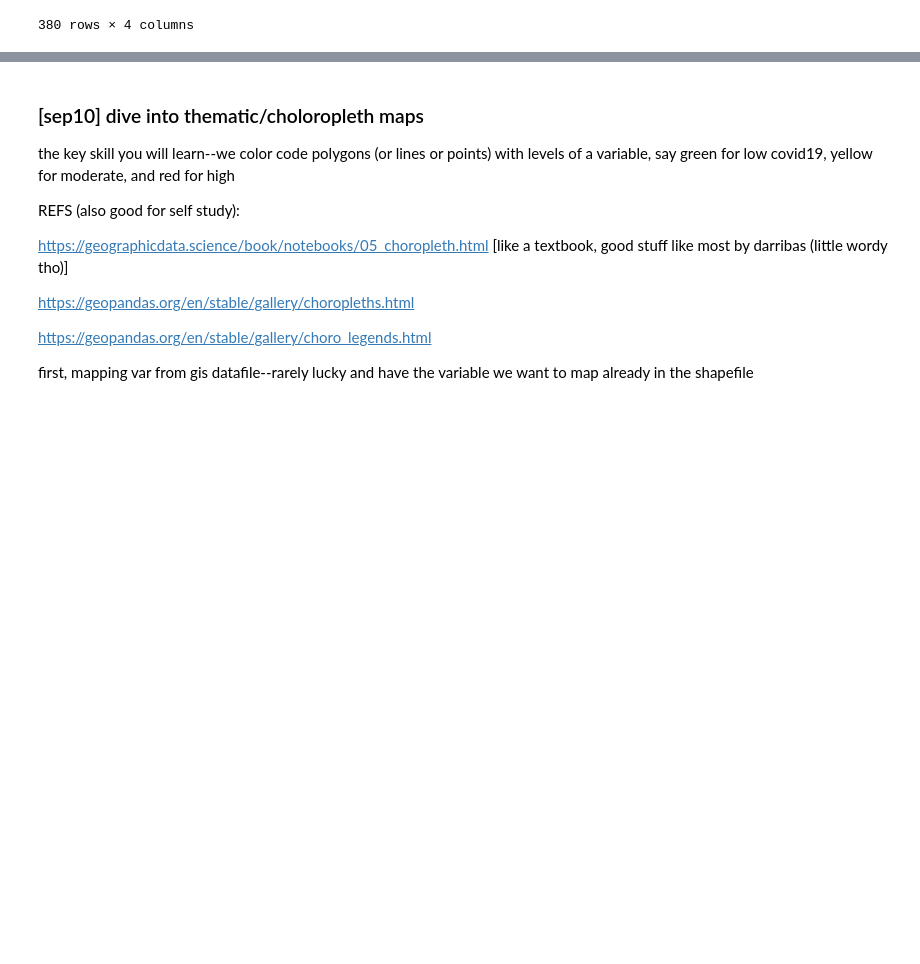
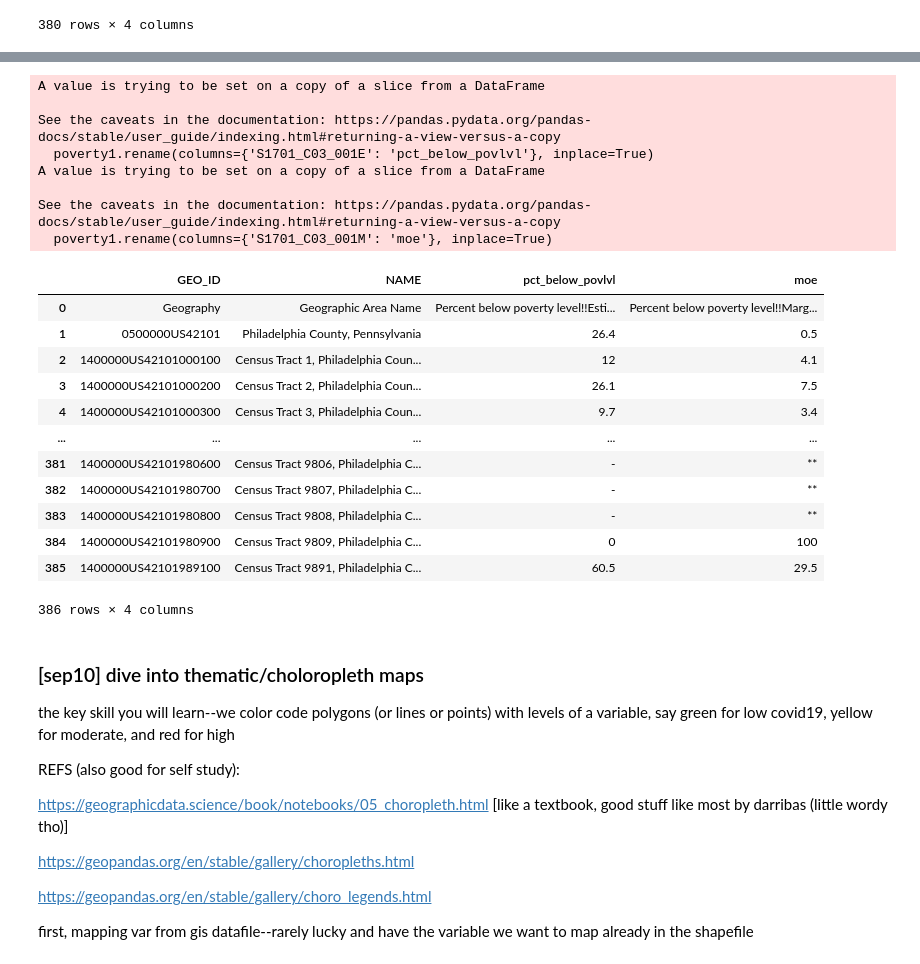
Before and after one commit to Kristina-RUC/datamana, a Jupyter notebook: map.ipynb, the cells around one changed output, grey strips where cells are left out. Saved outputs shown, nothing was run; the diff lists cells and outputs as text; code cells hidden in the pictures; blank space fills up the shorter version.

```diff
--- a/map.ipynb
+++ b/map.ipynb
@@ -151,3 +156,32 @@ poverty.head(6)
+# %%
+poverty1=poverty[['GEO_ID','NAME','S1701_C03_001E','S1701_C03_001M']]
+#keeps the needed columns
+poverty1.rename(columns={'S1701_C03_001E': 'pct_below_povlvl'}, inplace=True)
+poverty1.rename(columns={'S1701_C03_001M': 'moe'}, inplace=True)
+#rename S1701_C03_001E to percent below poverty level & its margin of error
+poverty1
+# %% [output]
+A value is trying to be set on a copy of a slice from a DataFrame
+
+See the caveats in the documentation: https://pandas.pydata.org/pandas-docs/stable/user_guide/indexing.html#returning-a-view-versus-a-copy
+  poverty1.rename(columns={'S1701_C03_001E': 'pct_below_povlvl'}, inplace=True)
+A value is trying to be set on a copy of a slice from a DataFrame
+
+See the caveats in the documentation: https://pandas.pydata.org/pandas-docs/stable/user_guide/indexing.html#returning-a-view-versus-a-copy
+  poverty1.rename(columns={'S1701_C03_001M': 'moe'}, inplace=True)
+|  | GEO_ID | NAME | pct_below_povlvl | moe |
+| 0 | Geography | Geographic Area Name | Percent below poverty level!!Esti... | Percent below poverty level!!Marg... |
+| 1 | 0500000US42101 | Philadelphia County, Pennsylvania | 26.4 | 0.5 |
+| 2 | 1400000US42101000100 | Census Tract 1, Philadelphia Coun... | 12 | 4.1 |
+| 3 | 1400000US42101000200 | Census Tract 2, Philadelphia Coun... | 26.1 | 7.5 |
+| 4 | 1400000US42101000300 | Census Tract 3, Philadelphia Coun... | 9.7 | 3.4 |
+| ... | ... | ... | ... | ... |
+| 381 | 1400000US42101980600 | Census Tract 9806, Philadelphia C... | - | ** |
+| 382 | 1400000US42101980700 | Census Tract 9807, Philadelphia C... | - | ** |
+| 383 | 1400000US42101980800 | Census Tract 9808, Philadelphia C... | - | ** |
+| 384 | 1400000US42101980900 | Census Tract 9809, Philadelphia C... | 0 | 100 |
+| 385 | 1400000US42101989100 | Census Tract 9891, Philadelphia C... | 60.5 | 29.5 |
+386 rows × 4 columns
 # %% [markdown]
 ### [sep10] dive into thematic/choloropleth maps
 
```
Also changed, not shown: parts of 4 cells of this notebook.
